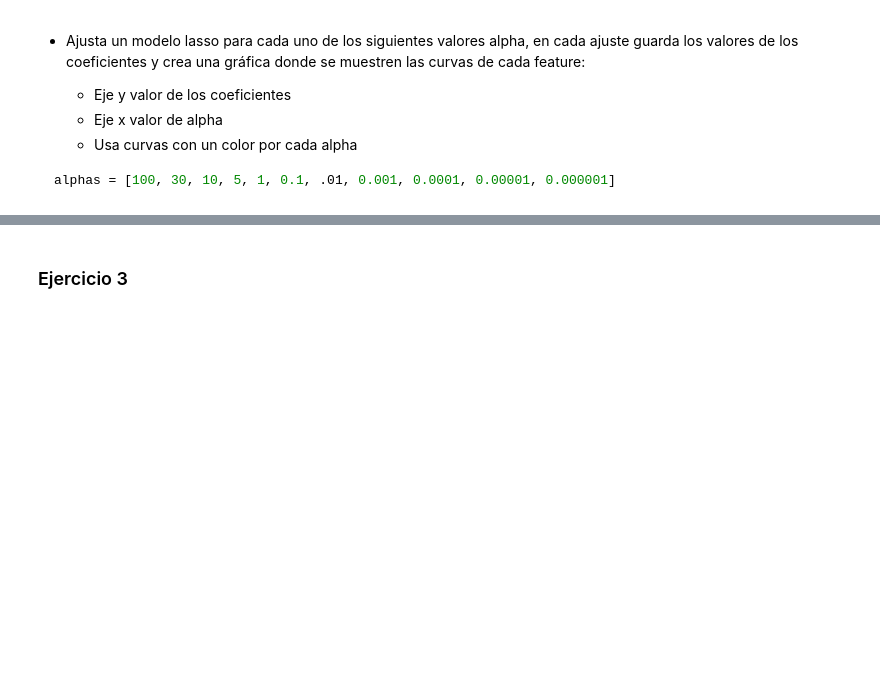
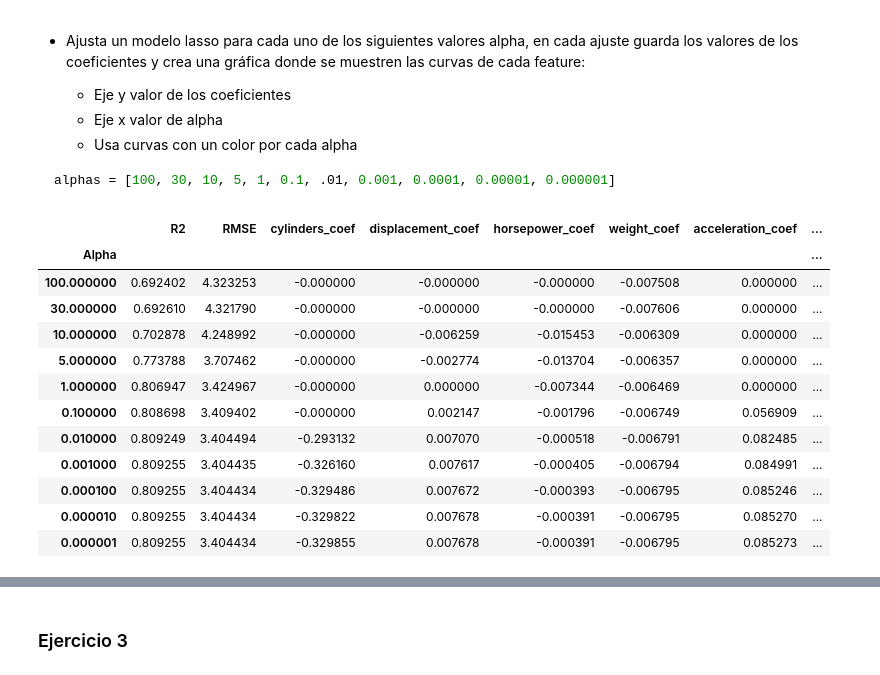
Before and after one commit to DanielEduardoLopez/DEVF-MachineLearning, a Jupyter notebook: Challenge_3_LinearRegression.ipynb, the cells around one changed output, grey strips where cells are left out. Drawn from its saved outputs; the diff is of its cells as text; code cells hidden in the pictures; blank space fills up the shorter version.

````diff
--- a/Challenge_3_LinearRegression.ipynb
+++ b/Challenge_3_LinearRegression.ipynb
@@ -853,2 +907,6 @@ auto = (pd.read_csv('https://raw.githubusercontent.com/edroga/Datasets_for_proje
+# %%
+# Respuesta
+X = auto.copy().drop(columns = 'mpg').values
+y = auto.copy().loc[:,'mpg'].values
 # %% [markdown]
 * Instancia `LinearRegression()` y guardalo en un objeto llamado `reg_all`
@@ -858,2 +913,5 @@ from sklearn.linear_model import LinearRegression
+# %%
+# Linear Regression Model Instantiation
+reg_all = LinearRegression()
 # %% [markdown]
 * Ajusta los datos al modelo usando el método `.fit()`
@@ -901,3 +1013,34 @@ alphas = [100, 30, 10, 5, 1, 0.1, .01, 0.001, 0.0001, 0.00001, 0.000001]
 ```python
 alphas = [100, 30, 10, 5, 1, 0.1, .01, 0.001, 0.0001, 0.00001, 0.000001]
 ```
+# %%
+r2_scores = []
+rmse_scores = []
+coefs = []
+alphas = [100, 30, 10, 5, 1, 0.1, .01, 0.001, 0.0001, 0.00001, 0.000001]
+
+for alpha in alphas:
+    lasso = Lasso(alpha=alpha).fit(X, y)
+    y_pred = lasso.predict(X)
+    r2_scores.append(metrics.r2_score(y, y_pred))
+    rmse_scores.append(np.sqrt(metrics.mean_squared_error(y, y_pred)))
+    coefs.append(lasso.coef_)
+
+lasso_coefs_df = pd.DataFrame(coefs, columns = ['cylinders_coef', 'displacement_coef', 'horsepower_coef', 'weight_coef', 'acceleration_coef', 'year_coef'], index= alphas)
+lasso_scores_by_alpha = pd.DataFrame({'Alpha': alphas, 'R2': r2_scores, 'RMSE': rmse_scores}).set_index('Alpha')
+lasso_coefs_by_alpha = lasso_scores_by_alpha.join(lasso_coefs_df, how = 'left')
+lasso_coefs_by_alpha
+# %% [output]
+|  | R2 | RMSE | cylinders_coef | displacement_coef | horsepower_coef | weight_coef | acceleration_coef | ... |
+| Alpha |  |  |  |  |  |  |  | ... |
+| 100.000000 | 0.692402 | 4.323253 | -0.000000 | -0.000000 | -0.000000 | -0.007508 | 0.000000 | ... |
+| 30.000000 | 0.692610 | 4.321790 | -0.000000 | -0.000000 | -0.000000 | -0.007606 | 0.000000 | ... |
+| 10.000000 | 0.702878 | 4.248992 | -0.000000 | -0.006259 | -0.015453 | -0.006309 | 0.000000 | ... |
+| 5.000000 | 0.773788 | 3.707462 | -0.000000 | -0.002774 | -0.013704 | -0.006357 | 0.000000 | ... |
+| 1.000000 | 0.806947 | 3.424967 | -0.000000 | 0.000000 | -0.007344 | -0.006469 | 0.000000 | ... |
+| 0.100000 | 0.808698 | 3.409402 | -0.000000 | 0.002147 | -0.001796 | -0.006749 | 0.056909 | ... |
+| 0.010000 | 0.809249 | 3.404494 | -0.293132 | 0.007070 | -0.000518 | -0.006791 | 0.082485 | ... |
+| 0.001000 | 0.809255 | 3.404435 | -0.326160 | 0.007617 | -0.000405 | -0.006794 | 0.084991 | ... |
+| 0.000100 | 0.809255 | 3.404434 | -0.329486 | 0.007672 | -0.000393 | -0.006795 | 0.085246 | ... |
+| 0.000010 | 0.809255 | 3.404434 | -0.329822 | 0.007678 | -0.000391 | -0.006795 | 0.085270 | ... |
+| 0.000001 | 0.809255 | 3.404434 | -0.329855 | 0.007678 | -0.000391 | -0.006795 | 0.085273 | ... |
````
Also changed, not shown: parts of 41 cells of this notebook.
